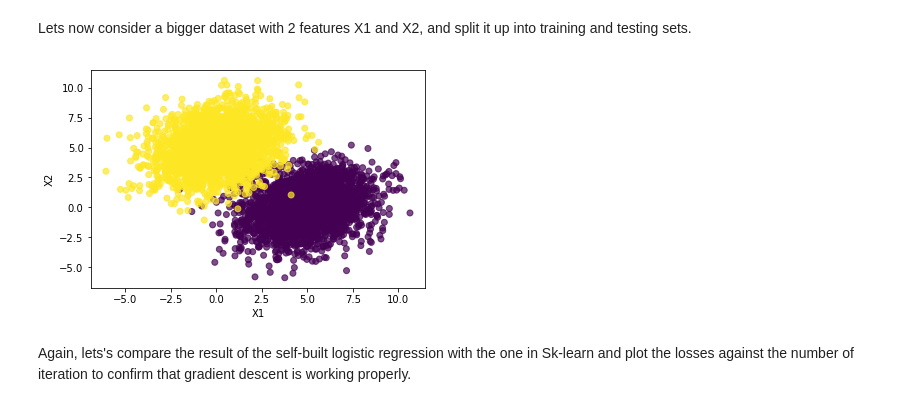
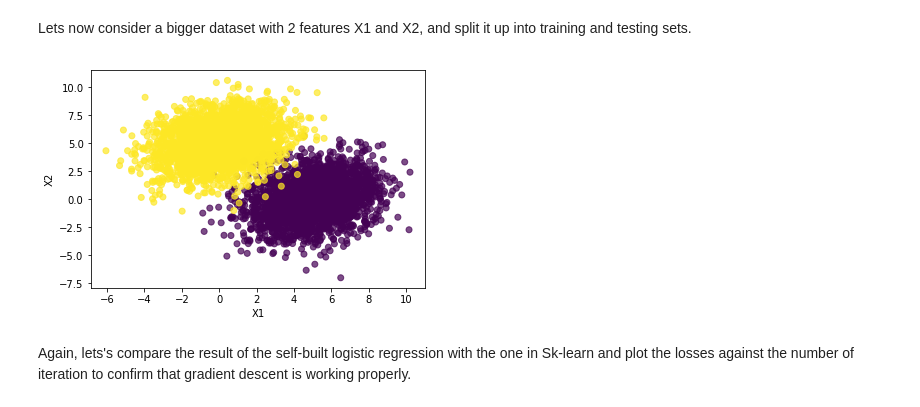
Before and after one commit to bangbangjim/Machine-Learning-Algorithms, a Jupyter notebook: logistic+regression.ipynb, the cells around one changed output. Cells and saved outputs as stored; diff of their text form; code cells hidden in the pictures.

```diff
--- a/logistic+regression.ipynb
+++ b/logistic+regression.ipynb
@@ -217,21 +217,21 @@ Lets now consider a bigger dataset with 2 features X1 and X2, and split it up in
 # %%
     np.random.seed(12)
 
-    X1 = np.random.multivariate_normal([5, 0], [[0.75, 3],[3, 0.75]], 2500)
-    X2 = np.random.multivariate_normal([0, 5], [[0.75, 3],[3, 0.75]], 2500)
+    X1 = np.random.multivariate_normal([5, 0], [[3, 0.75],[0.75, 3]], 2500)
+    X2 = np.random.multivariate_normal([0, 5], [[3, 0.75],[0.75, 3]], 2500)
     X = np.concatenate((X1,X2), axis = 0)
 
     y = np.concatenate((np.zeros(2500), np.ones(2500)), axis = 0)
 
     #plot the data to confirm there is a decision boundary
     plt.figure()
     plt.scatter(np.array([i[0] for i in X]), np.array([i[1] for i in X]), c = y.flatten(), alpha = 0.7)
     plt.xlabel("X1")
     plt.ylabel("X2")
 
     X_train, X_test, y_train, y_test = train_test_split(X, y, test_size=0.2, random_state  = 1)
 # %% [output]
-[figure, old version]
+[figure, new version]
 # %% [markdown]
 Again, lets's compare the result of the self-built logistic regression with the one in Sk-learn and plot the losses against the number of iteration to confirm that gradient descent is working properly.
 # %%
```
Also changed, not shown: parts of 6 cells of this notebook, 4 other files.
